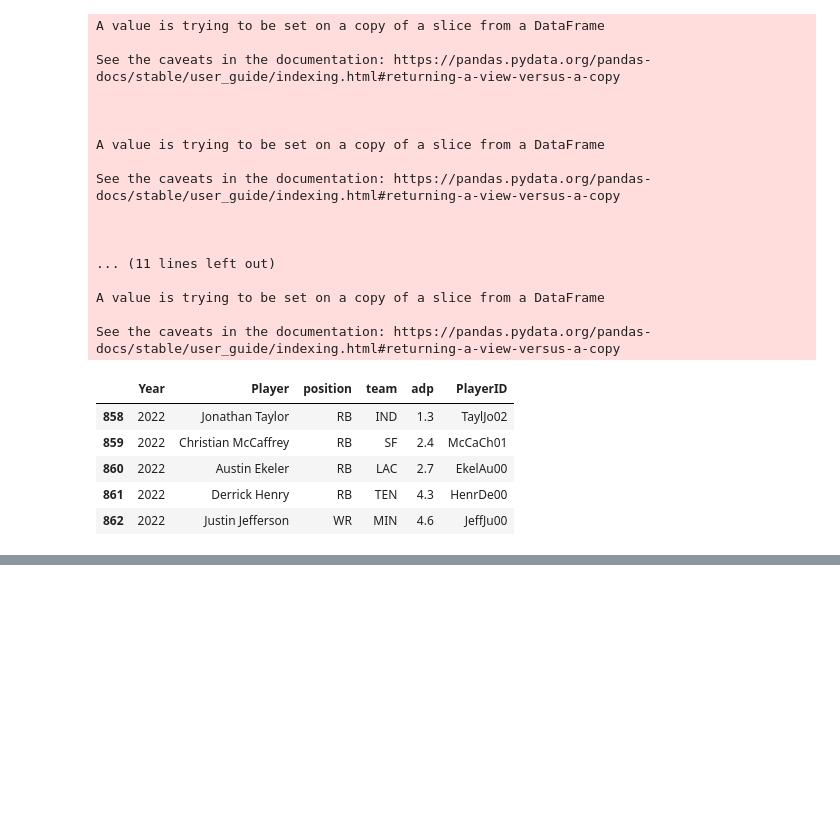
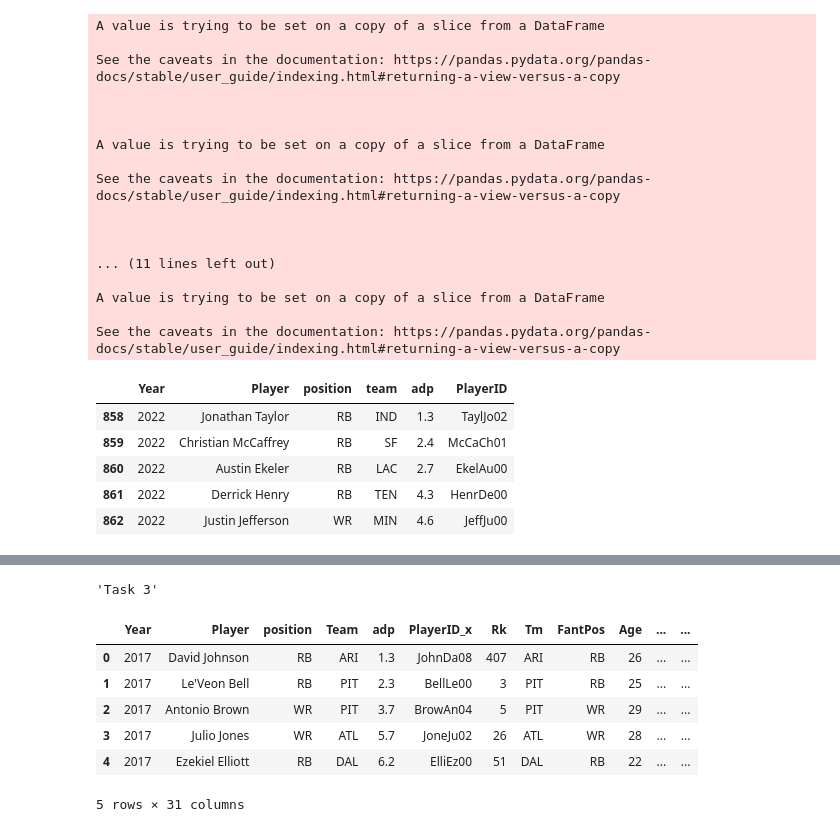
Before and after one commit to vineelbhatti/FantasyFootball, a Jupyter notebook: FantasyFootball.ipynb, the cells around one changed output, grey strips where cells are left out. Drawn from its saved outputs; the diff is of its cells as text; code cells hidden in the pictures; blank space fills up the shorter version.

```diff
--- a/FantasyFootball.ipynb
+++ b/FantasyFootball.ipynb
@@ -160,3 +160,21 @@ fig5.show()
 [interactive output not drawn]
 [interactive output not drawn]
 [interactive output not drawn]
+# %%
+'''Task 3'''
+# %% [output]
+'Task 3'
+# %%
+full_df.rename(columns={'name':'Player'}, inplace=True)
+df_allyears = pd.merge(full_df, df_stats, on = ["Player", "Year"])
+df_allyears.rename(columns={'team':'Team'}, inplace=True)
+
+df_allyears.head()
+# %% [output]
+|  | Year | Player | position | Team | adp | PlayerID_x | Rk | Tm | FantPos | Age | ... | ... |
+| 0 | 2017 | David Johnson | RB | ARI | 1.3 | JohnDa08 | 407 | ARI | RB | 26 | ... | ... |
+| 1 | 2017 | Le'Veon Bell | RB | PIT | 2.3 | BellLe00 | 3 | PIT | RB | 25 | ... | ... |
+| 2 | 2017 | Antonio Brown | WR | PIT | 3.7 | BrowAn04 | 5 | PIT | WR | 29 | ... | ... |
+| 3 | 2017 | Julio Jones | WR | ATL | 5.7 | JoneJu02 | 26 | ATL | WR | 28 | ... | ... |
+| 4 | 2017 | Ezekiel Elliott | RB | DAL | 6.2 | ElliEz00 | 51 | DAL | RB | 22 | ... | ... |
+5 rows × 31 columns
```
Also changed, not shown: parts of 7 cells of this notebook.
